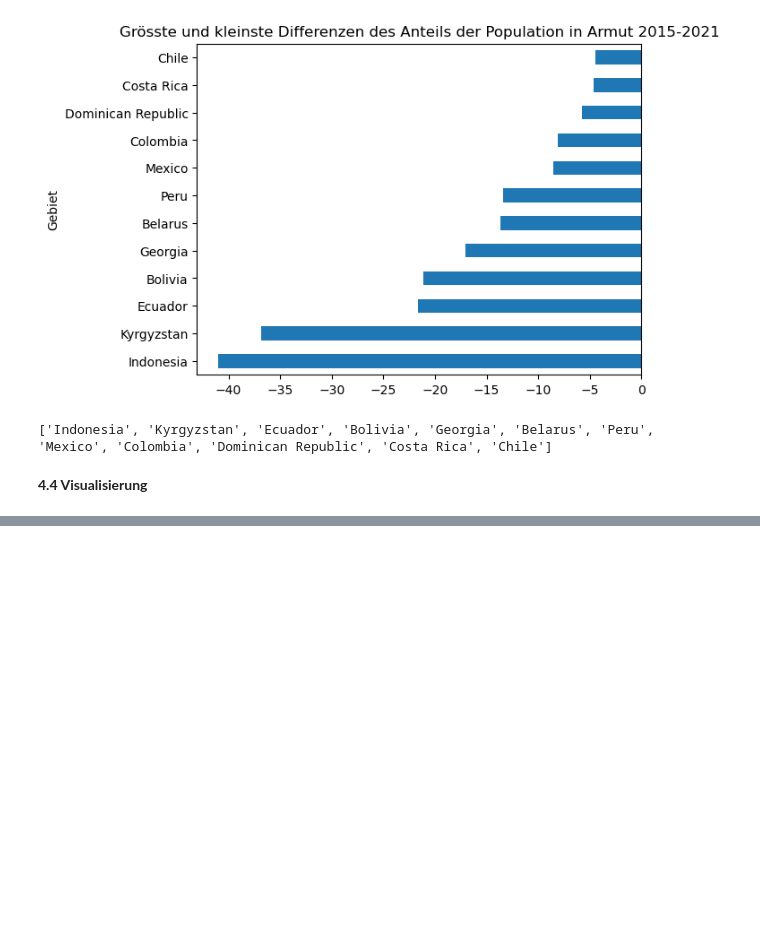
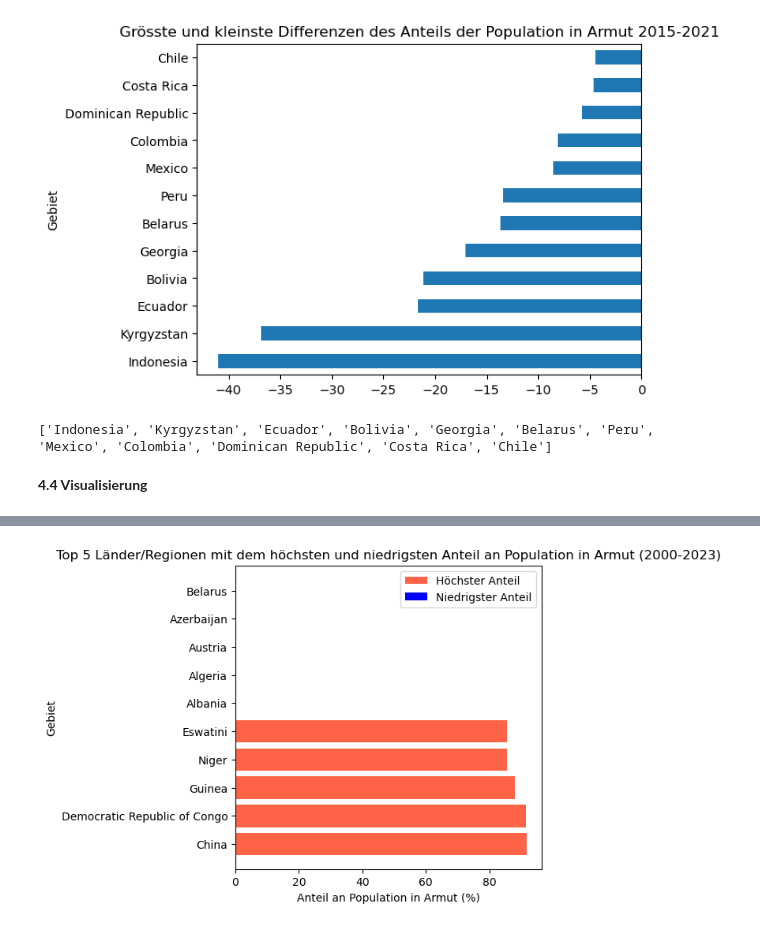
Before and after one commit to karinavonfelbert/Python-Leistungsnachweis, a Jupyter notebook: Python_LN.ipynb, the cells around one changed output, grey strips where cells are left out. Saved outputs shown, nothing was run; the diff lists cells and outputs as text; code cells hidden in the pictures; blank space fills up the shorter version.

```diff
--- a/Python_LN.ipynb
+++ b/Python_LN.ipynb
@@ -274,0 +316,16 @@ NameError: name 'df' is not defined
+# %%
+df_pivot = df.pivot_table(index='Gebiet', columns='Jahr', values='Anteil Population in Armut')
+
+df_pivot['max_anteil'] = df_pivot.max(axis=1)
+
+df_pivot['min_anteil'] = df_pivot.min(axis=1)
+
+top_5_hoechster_anteil = df_pivot['max_anteil'].nlargest(5)
+
+top_5_niedrigster_anteil = df_pivot['min_anteil'].nsmallest(5)
+
+print("Top 5 Länder mit dem höchsten Anteil an Armut (maximale Werte über alle Jahre):")
+print(top_5_hoechster_anteil)
+
+print("\nTop 5 Länder mit dem niedrigsten Anteil an Armut (minimale Werte über alle Jahre):")
+print(top_5_niedrigster_anteil)
@@ -274,0 +350,17 @@ NameError: name 'df' is not defined
+# %%
+import matplotlib.pyplot as plt
+
+plt.figure(figsize=(5, 5))
+
+plt.barh(top_5_hoechster_anteil.index, top_5_hoechster_anteil, color='tomato', label='Höchster Anteil')
+
+plt.barh(top_5_niedrigster_anteil.index, top_5_niedrigster_anteil, color='blue', label='Niedrigster Anteil')
+
+plt.xlabel('Anteil an Population in Armut (%)')
+plt.ylabel('Gebiet')
+plt.title('Top 5 Länder/Regionen mit dem höchsten und niedrigsten Anteil an Population in Armut (2000-2023)')
+plt.legend()
+
+plt.show()
+# %% [output]
+[figure, added]
```
Also changed, not shown: parts of 9 cells of this notebook.
